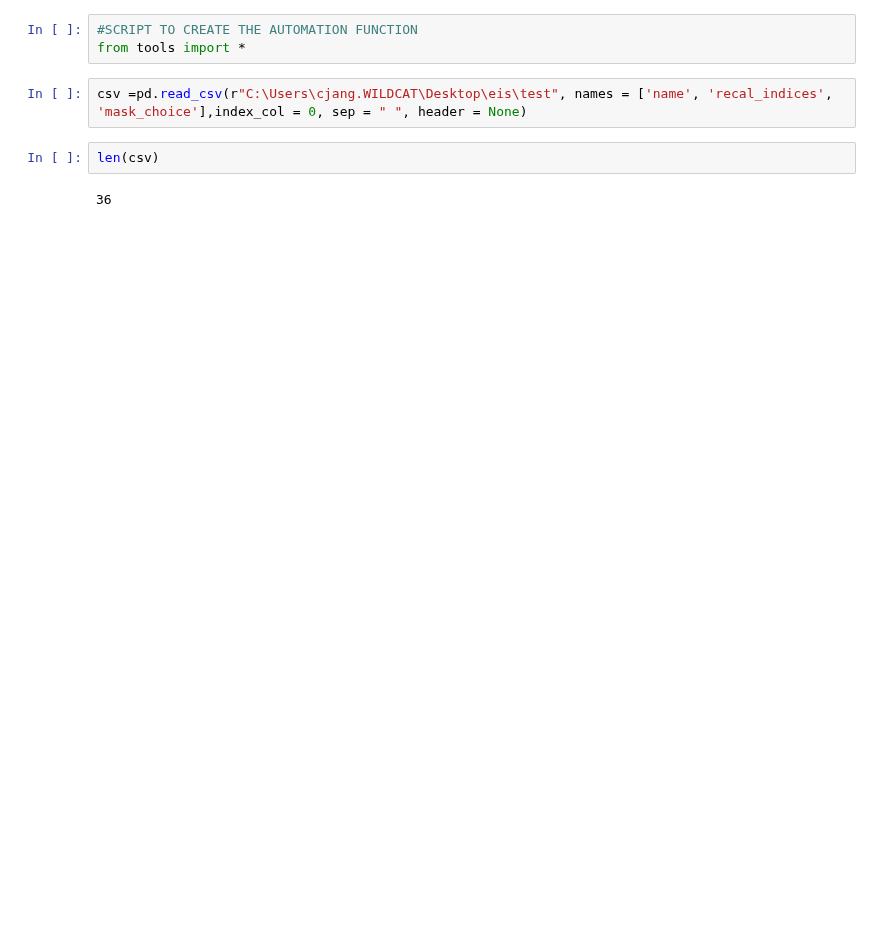
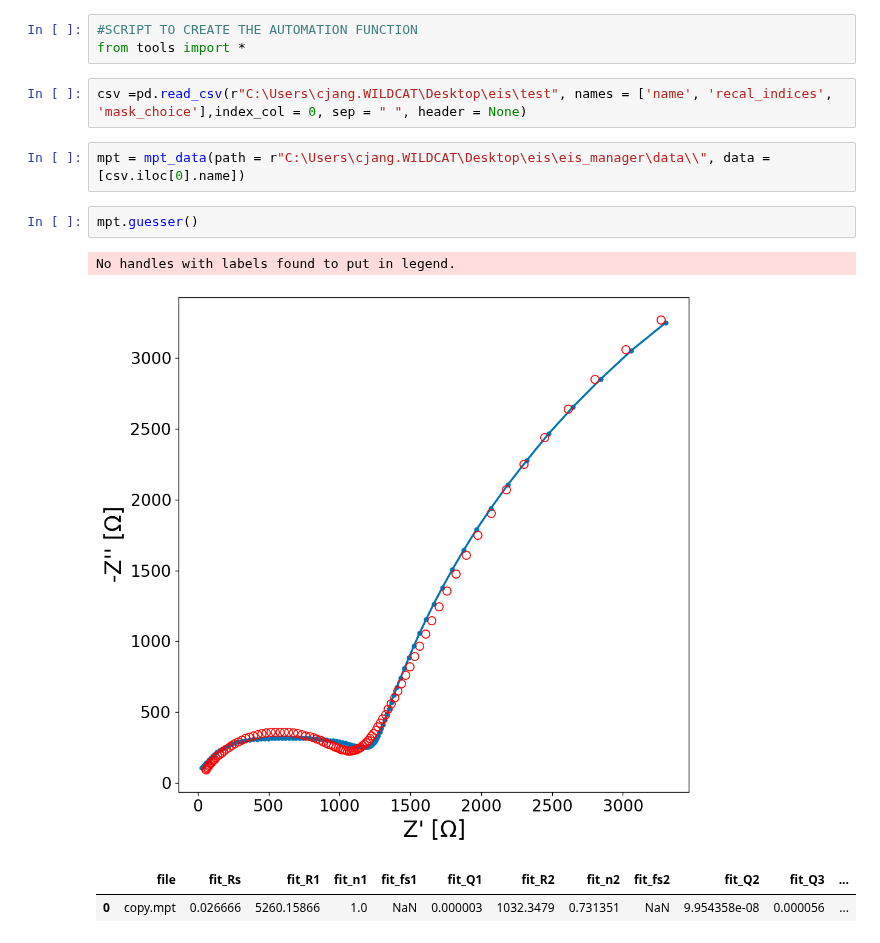
Before and after one commit to WildcatDiscovery/EIS_Manager, a Jupyter notebook: utils/auto.ipynb, the cells around one changed output. Drawn from its saved outputs; the diff is of its cells as text; blank space fills up the shorter version.

```diff
--- a/utils/auto.ipynb
+++ b/utils/auto.ipynb
@@ -3,7 +3,12 @@
 from tools import *
 # %%
 csv =pd.read_csv(r"C:\Users\cjang.WILDCAT\Desktop\eis\test", names = ['name', 'recal_indices', 'mask_choice'],index_col = 0, sep = " ", header = None)
-# %%
-len(csv)
-# %% [output]
-36
+# %%
+mpt = mpt_data(path = r"C:\Users\cjang.WILDCAT\Desktop\eis\eis_manager\data\\", data = [csv.iloc[0].name])
+# %%
+mpt.guesser()
+# %% [output]
+No handles with labels found to put in legend.
+[figure, added]
+|  | file | fit_Rs | fit_R1 | fit_n1 | fit_fs1 | fit_Q1 | fit_R2 | fit_n2 | fit_fs2 | fit_Q2 | fit_Q3 | ... |
+| 0 | copy.mpt | 0.026666 | 5260.15866 | 1.0 | NaN | 0.000003 | 1032.3479 | 0.731351 | NaN | 9.954358e-08 | 0.000056 | ... |
```
Also changed, not shown: parts of 4 cells of this notebook, 34 other files.
